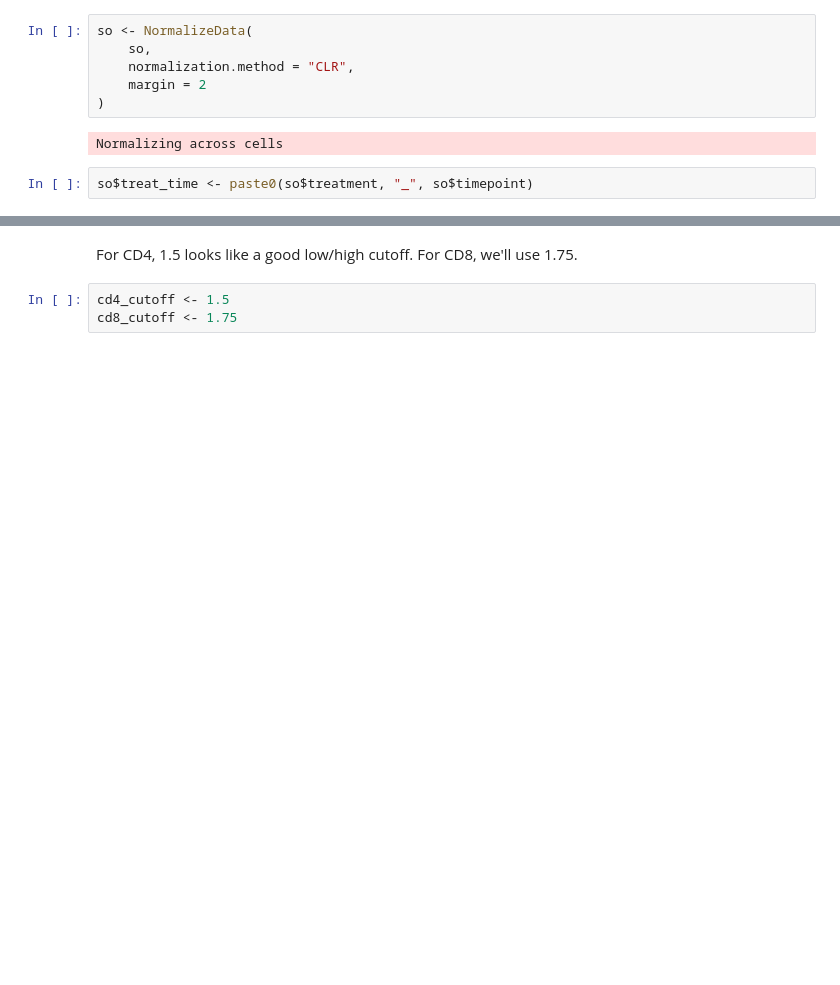
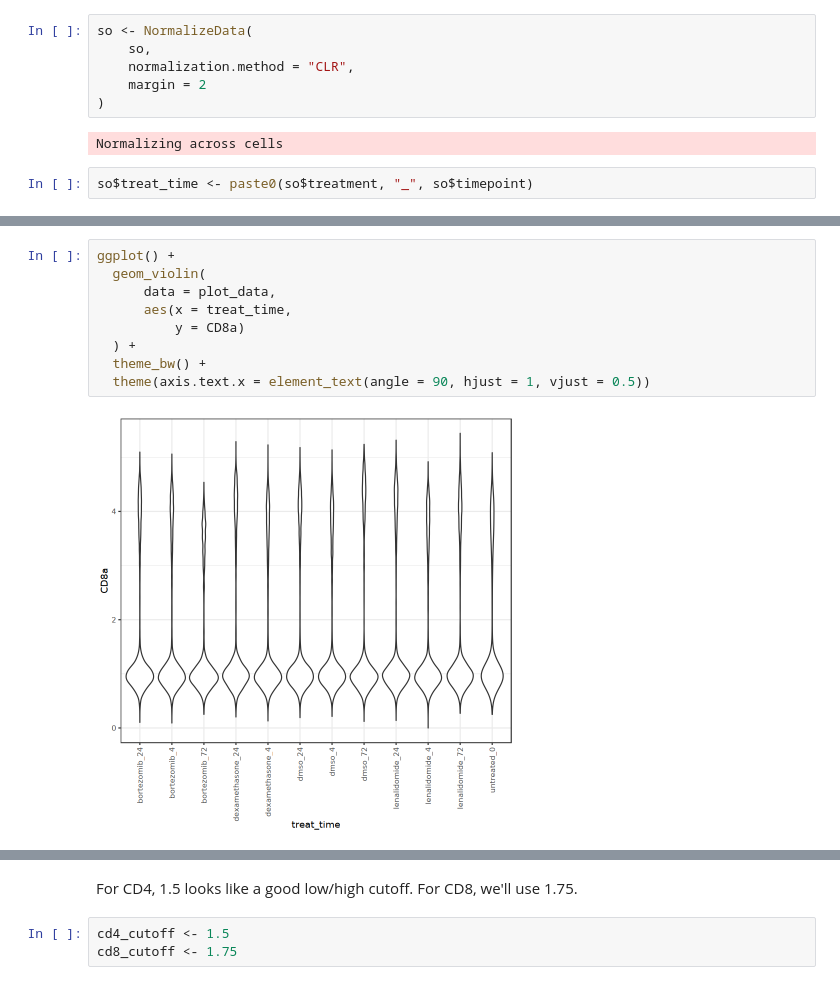
Before and after one commit to aifimmunology/repro-vrd-tea-seq, a Jupyter notebook: 00-cell-filtering/04-R_t_cell_class_filtering.ipynb, the cells around one changed output, grey strips where cells are left out. Cells and saved outputs as stored; diff of their text form; blank space fills up the shorter version.

```diff
--- a/00-cell-filtering/04-R_t_cell_class_filtering.ipynb
+++ b/00-cell-filtering/04-R_t_cell_class_filtering.ipynb
@@ -284,3 +299,14 @@ To disable this behavior set `raster=FALSE`
+# %%
+ggplot() +
+  geom_violin(
+      data = plot_data,
+      aes(x = treat_time,
+          y = CD8a)
+  ) +
+  theme_bw() +
+  theme(axis.text.x = element_text(angle = 90, hjust = 1, vjust = 0.5))
+# %% [output]
+[figure, added]
 # %%
 FeatureScatter(
     so,
```
Also changed, not shown: parts of 22 cells of this notebook, 4 other files.
